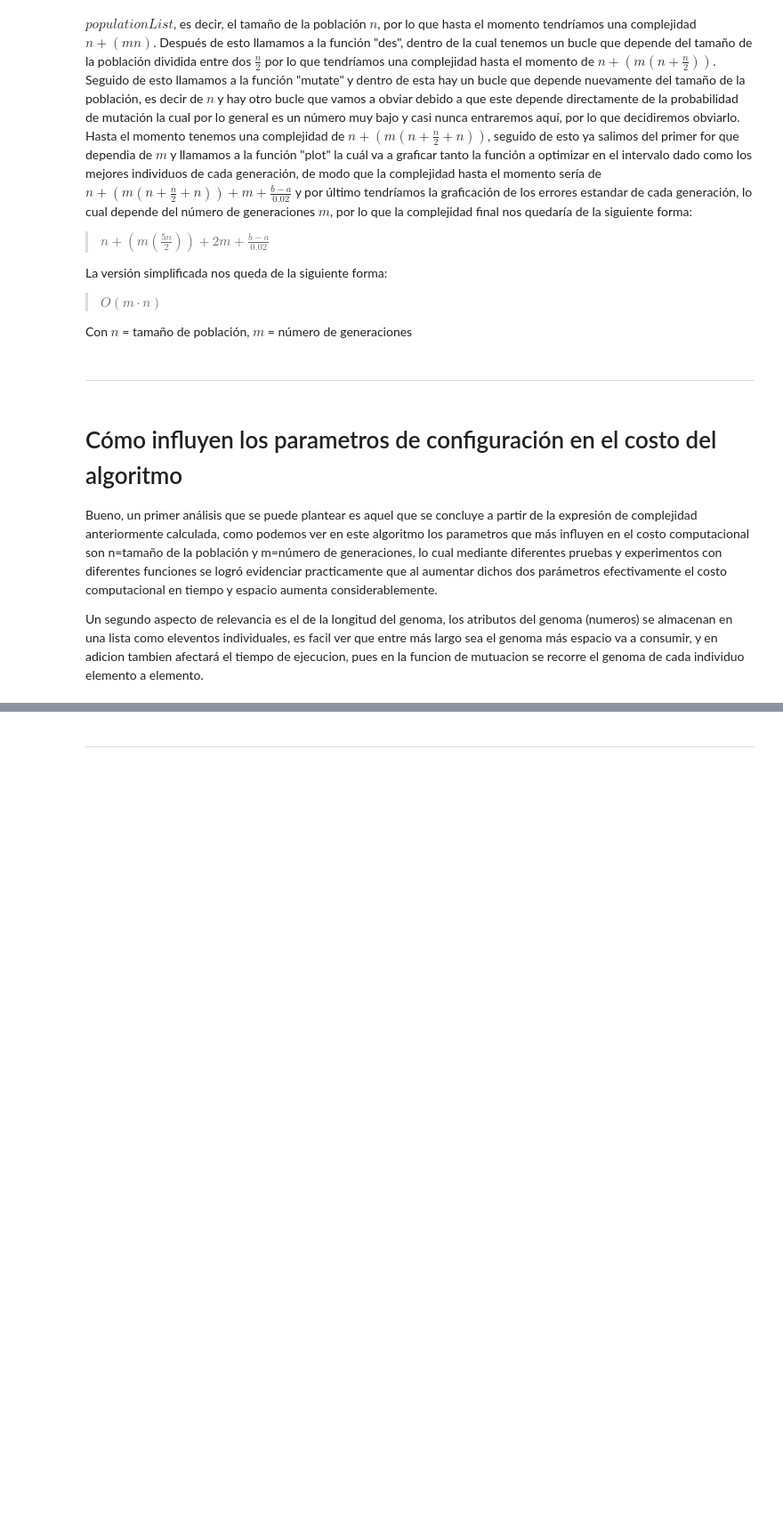
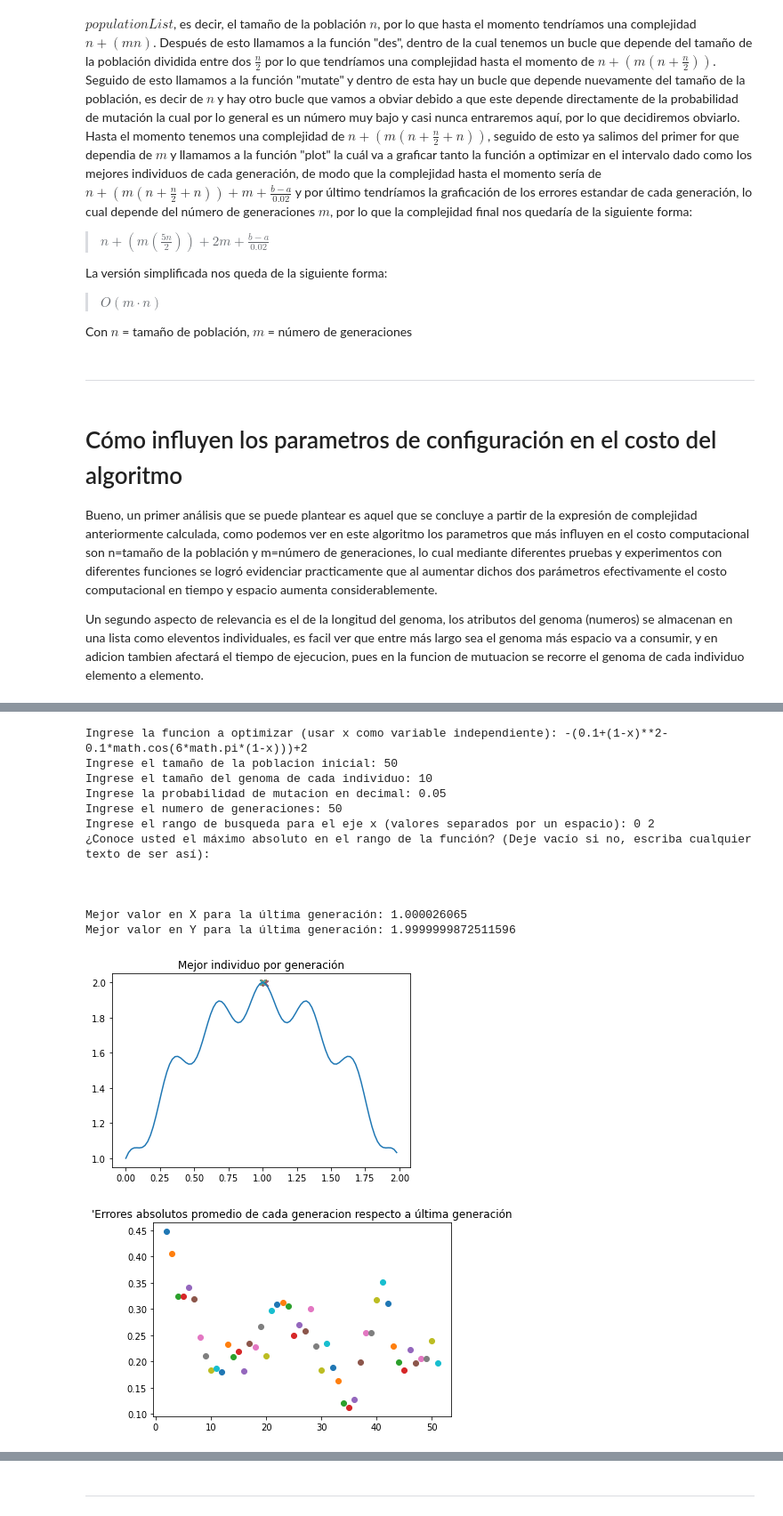
Before and after one commit to edgardanielgd/Algoritmos-2022-2-2, a Jupyter notebook: Lab_genetics/Lab_genetico_grupo_1.ipynb, the cells around one changed output, grey strips where cells are left out. Shown at 89% size. Drawn from its saved outputs; the diff is of its cells as text; code cells hidden in the pictures; blank space fills up the shorter version.

Commit message:
Updated genetical algorithms lab

```diff
--- a/Lab_genetics/Lab_genetico_grupo_1.ipynb
+++ b/Lab_genetics/Lab_genetico_grupo_1.ipynb
@@ -15,7 +15,7 @@ def function(x,f):
 
 # Funcion para graficar una funcion f en un intervalo [a,b]
 def plot(a,b,f,theBest):
-
+  plt.figure( 1 )
   for i in theBest:
     #x=listToDecimal(i)
     y=function(i,f)
@@ -40,7 +40,7 @@ def listToDecimal(lista):
 
 # Creamos los individuos cuyos codigos geneticos tendran longitud genomSize y estarán entre a y b
 def populationCreation(a,b,genomSize,population):
-  genetic_pool=[[a,b-1],[0,1,2,3,4,5,6,7,8,9]]
+  genetic_pool=[[i for i in range(a,b)],[0,1,2,3,4,5,6,7,8,9]]
   populationList = []
 
   for i in range(population):
@@ -93,7 +93,7 @@ def des (poblacion,ind_size,fitness):
 
 #Posibles mutaciones
 def mutate(a,b,individuals, prob):
-    pool=[[a,b-1],[0,1,2,3,4,5,6,7,8,9]]
+    pool=[[i for i in range(a,b)],[0,1,2,3,4,5,6,7,8,9]]
     for i in range(len(individuals)):
         mutate_individual=individuals[i]
         if np.random.random() < prob: # Existe una mutación
@@ -195,0 +228,17 @@ Un segundo aspecto de relevancia es el de la longitud del genoma, los atributos
+# %%
+modelo()
+# %% [output]
+Ingrese la funcion a optimizar (usar x como variable independiente): -(0.1+(1-x)**2-0.1*math.cos(6*math.pi*(1-x)))+2
+Ingrese el tamaño de la poblacion inicial: 50
+Ingrese el tamaño del genoma de cada individuo: 10
+Ingrese la probabilidad de mutacion en decimal: 0.05
+Ingrese el numero de generaciones: 50
+Ingrese el rango de busqueda para el eje x (valores separados por un espacio): 0 2
+¿Conoce usted el máximo absoluto en el rango de la función? (Deje vacío si no, escriba cualquier texto de ser así):
+
+
+
+Mejor valor en X para la última generación: 1.000026065
+Mejor valor en Y para la última generación: 1.9999999872511596
+[figure, added]
+[figure, added]
```
Also changed, not shown: parts of 7 cells of this notebook.
